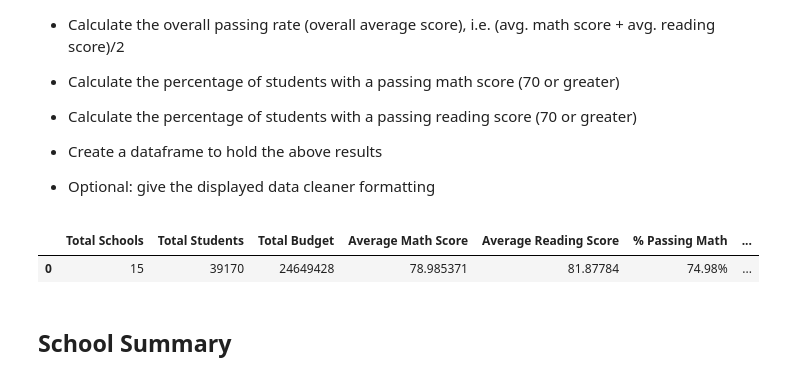
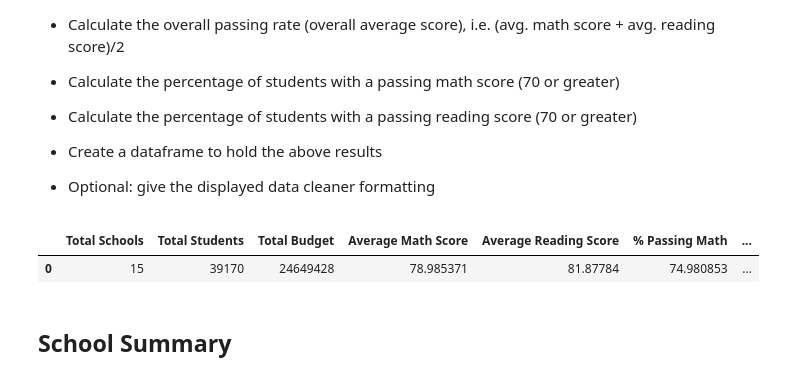
Before and after one commit to mtbulut/Pandas-Challenge-1, a Jupyter notebook: PyCitySchools/PyCitySchools_starter.ipynb, the cells around one changed output. Saved outputs shown, nothing was run; the diff lists cells and outputs as text; code cells hidden in the pictures.

Commit message:
Correct overall passing calculation for district summary. Calculate overall passing for top schools, sortby and show top 5 schools. Need % passing rates per school.

```diff
--- a/PyCitySchools/PyCitySchools_starter.ipynb
+++ b/PyCitySchools/PyCitySchools_starter.ipynb
@@ -51,20 +51,23 @@ def percent(x):
 
 * Optional: give the displayed data cleaner formatting
 # %%
+pass_math = (student_data['math_score']>=70).sum()/len(student_data)*100
+pass_read = (student_data['reading_score']>=70).sum()/len(student_data)*100
+
 district_df = pd.DataFrame({
     'Total Schools':[len(school_data)],
     'Total Students':[len(student_data)],
     'Total Budget':[school_data['budget'].sum()],
     'Average Math Score':[student_data['math_score'].mean()],
     'Average Reading Score':[student_data['reading_score'].mean()],
-    '% Passing Math':[percent((student_data['math_score']>=70).sum()/len(student_data))],
-    '% Passing Reading':[percent((student_data['reading_score']>=70).sum()/len(student_data))],
-    '% Overall Passing Rate':[(student_data['math_score'].mean()+student_data['reading_score'].mean())/2]
+    '% Passing Math':[pass_math],
+    '% Passing Reading':[pass_read],
+    '% Overall Passing Rate':[(pass_math+pass_read)/2]
 })
 district_df
 # %% [output]
 |  | Total Schools | Total Students | Total Budget | Average Math Score | Average Reading Score | % Passing Math | ... |
-| 0 | 15 | 39170 | 24649428 | 78.985371 | 81.87784 | 74.98% | ... |
+| 0 | 15 | 39170 | 24649428 | 78.985371 | 81.87784 | 74.980853 | ... |
 # %% [markdown]
 ## School Summary
 # %% [markdown]
```
Also changed, not shown: parts of 2 cells of this notebook.
